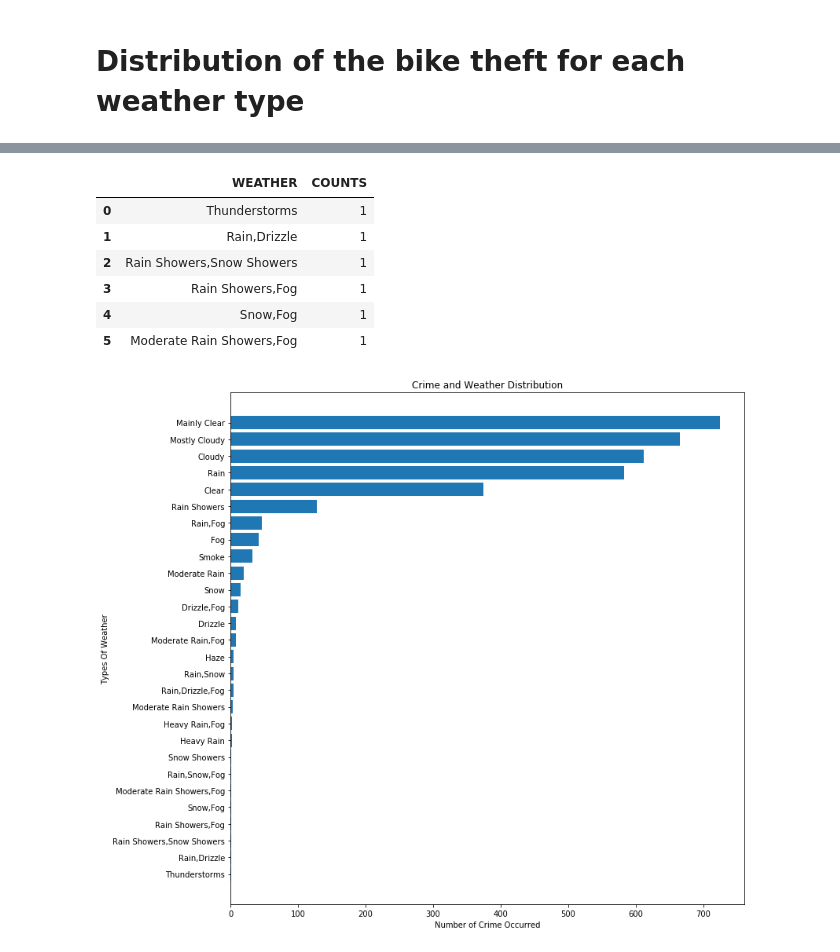
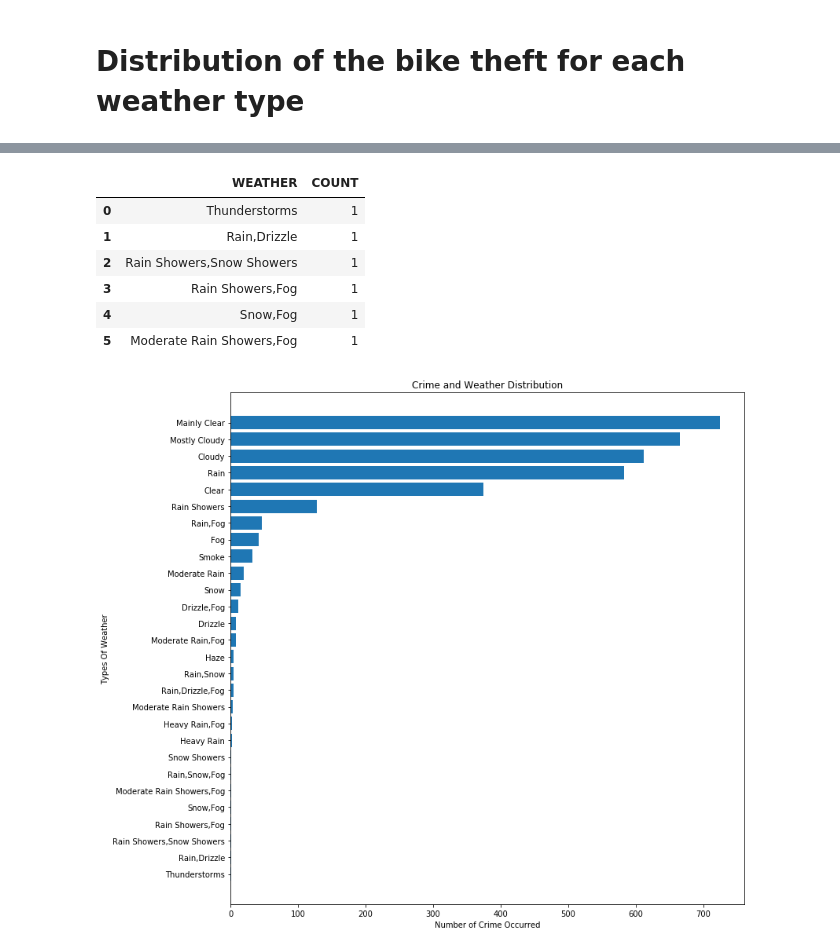
Before and after one commit to WanatabeShin/cmpt-353-final-project, a Jupyter notebook: weather/weatherAnalysis.ipynb, the cells around one changed output, grey strips where cells are left out. Drawn from its saved outputs; the diff is of its cells as text; code cells hidden in the pictures.

```diff
--- a/weather/weatherAnalysis.ipynb
+++ b/weather/weatherAnalysis.ipynb
@@ -75,10 +77,10 @@ Snow Showers                   1
 Name: WEATHER, dtype: int64
 # %%
-weatherTypeDist = crimeDataWithWeather[["WEATHER"]].groupby("WEATHER").size().reset_index(name='COUNTS')
-weatherTypeDist = weatherTypeDist.sort_values("COUNTS").reset_index(drop=True)
+weatherTypeDist = crimeDataWithWeather[["WEATHER"]].groupby("WEATHER").size().reset_index(name='COUNT')
+weatherTypeDist = weatherTypeDist.sort_values("COUNT").reset_index(drop=True)
 weatherTypeDist.head(6)
 # %% [output]
-|  | WEATHER | COUNTS |
+|  | WEATHER | COUNT |
 | 0 | Thunderstorms | 1 |
 | 1 | Rain,Drizzle | 1 |
 | 2 | Rain Showers,Snow Showers | 1 |
```
Also changed, not shown: parts of 18 cells of this notebook, 2 other files.
